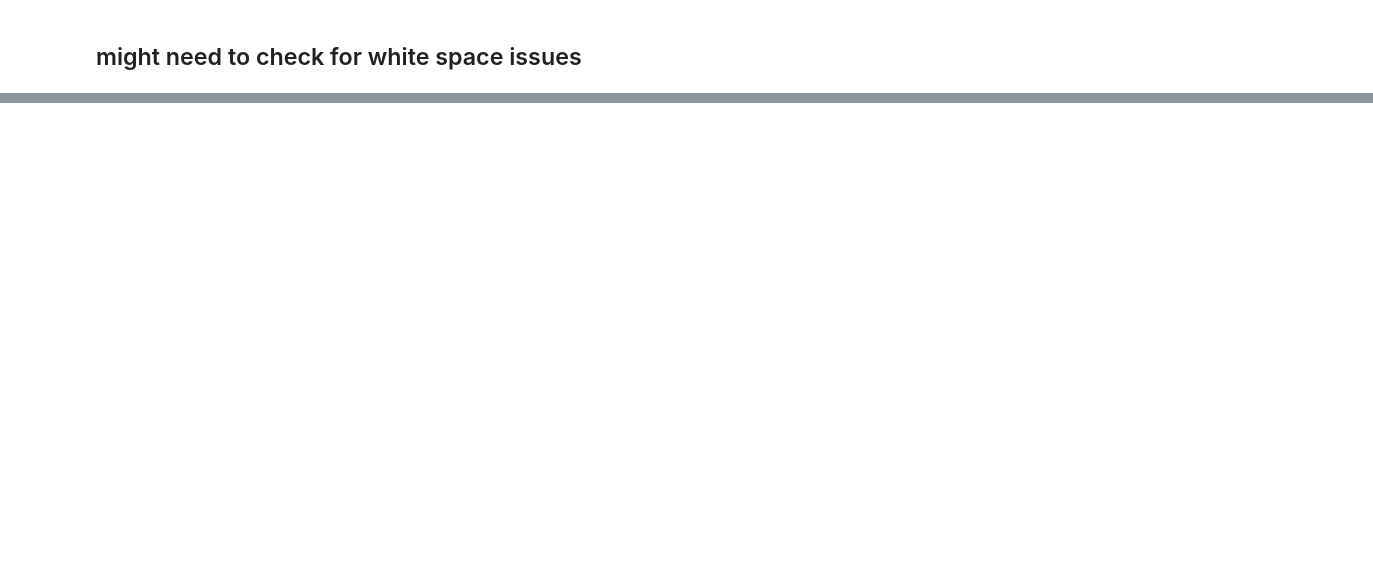
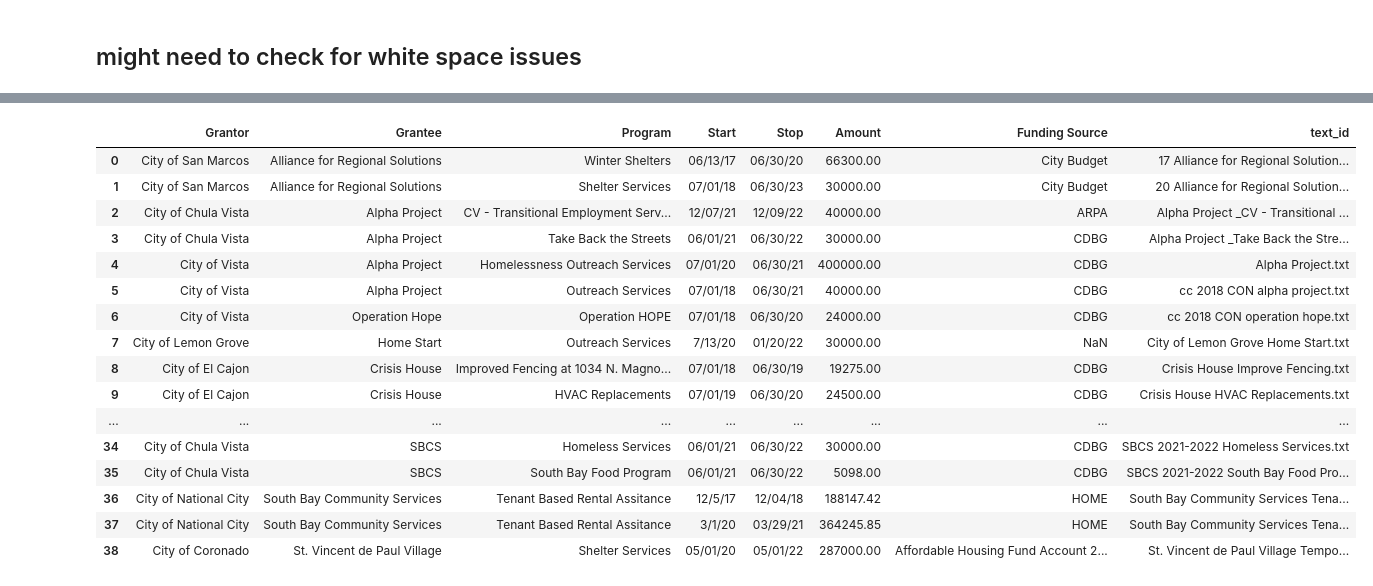
Before and after one commit to dbyers15/SDCTA-homelessness, a Jupyter notebook: homelessnessDataProject/finetuning_script.ipynb, the cells around one changed output, grey strips where cells are left out. Cells and saved outputs as stored; diff of their text form; code cells hidden in the pictures; blank space fills up the shorter version.

```diff
--- a/homelessnessDataProject/finetuning_script.ipynb
+++ b/homelessnessDataProject/finetuning_script.ipynb
@@ -299,12 +368,13 @@ This cell is just using the functions created to test our data and prints the re
 """
 
 csvRows = []
+largeFiles = [] # list of txt doc names that had too large of a token size to test
 
 # Get the current working directory (JupyterHub project directory)
 current_directory = os.getcwd()
 
 # Specify the folder name within the current directory
-folder_path = os.path.join(current_directory, 'text_docs')
+folder_path = os.path.join(current_directory, 'all_text_docs')
 
 # Loop through each file in the folder
 for file_name in os.listdir(folder_path):
@@ -317,13 +387,14 @@ for file_name in os.listdir(folder_path):
         csvRows.append(string_munip)
 
     except ValueError as e:
-        print(f"Skipping file {file_path}: {str(e)}")
+        print(f"Skipping file {file_name}: {str(e)}")
         continue
 
     except Exception as e:
-        print(f"Error processing file {file_path}: {str(e)}")
+        print(f"Error processing file {file_name}: {str(e)}")
+        largeFiles.append(file_name)
         continue
 
-for row in csvRows:
-    print(row)
+#for row in csvRows:
+    #print(row)
 # %% [output]
@@ -454,0 +622,30 @@ City of El Cajon,Salvation Army,A Way Back Home,10/6/20,10/5/21,10500,City Budge
+# %%
+filenames=[]
+
+folder_path = os.path.join(current_directory, 'all_text_docs')
+
+# Loop through each file in the folder
+for file_name in os.listdir(folder_path):
+    if file_name not in (largeFiles):
+         filenames.append(file_name)
+
+txt_csvfile = csvfile.assign(text_id=filenames)
+txt_csvfile
+# %% [output]
+|  | Grantor | Grantee | Program | Start | Stop | Amount | Funding Source | text_id |
+| 0 | City of San Marcos | Alliance for Regional Solutions | Winter Shelters | 06/13/17 | 06/30/20 | 66300.00 | City Budget | 17 Alliance for Regional Solution... |
+| 1 | City of San Marcos | Alliance for Regional Solutions | Shelter Services | 07/01/18 | 06/30/23 | 30000.00 | City Budget | 20 Alliance for Regional Solution... |
+| 2 | City of Chula Vista | Alpha Project | CV - Transitional Employment Serv... | 12/07/21 | 12/09/22 | 40000.00 | ARPA | Alpha Project _CV - Transitional ... |
+| 3 | City of Chula Vista | Alpha Project | Take Back the Streets | 06/01/21 | 06/30/22 | 30000.00 | CDBG | Alpha Project _Take Back the Stre... |
+| 4 | City of Vista | Alpha Project | Homelessness Outreach Services | 07/01/20 | 06/30/21 | 400000.00 | CDBG | Alpha Project.txt |
+| 5 | City of Vista | Alpha Project | Outreach Services | 07/01/18 | 06/30/21 | 40000.00 | CDBG | cc 2018 CON alpha project.txt |
+| 6 | City of Vista | Operation Hope | Operation HOPE | 07/01/18 | 06/30/20 | 24000.00 | CDBG | cc 2018 CON operation hope.txt |
+| 7 | City of Lemon Grove | Home Start | Outreach Services | 7/13/20 | 01/20/22 | 30000.00 | NaN | City of Lemon Grove Home Start.txt |
+| 8 | City of El Cajon | Crisis House | Improved Fencing at 1034 N. Magno... | 07/01/18 | 06/30/19 | 19275.00 | CDBG | Crisis House Improve Fencing.txt |
+| 9 | City of El Cajon | Crisis House | HVAC Replacements | 07/01/19 | 06/30/20 | 24500.00 | CDBG | Crisis House HVAC Replacements.txt |
+| ... | ... | ... | ... | ... | ... | ... | ... | ... |
+| 34 | City of Chula Vista | SBCS | Homeless Services | 06/01/21 | 06/30/22 | 30000.00 | CDBG | SBCS 2021-2022 Homeless Services.txt |
+| 35 | City of Chula Vista | SBCS | South Bay Food Program | 06/01/21 | 06/30/22 | 5098.00 | CDBG | SBCS 2021-2022 South Bay Food Pro... |
+| 36 | City of National City | South Bay Community Services | Tenant Based Rental Assitance | 12/5/17 | 12/04/18 | 188147.42 | HOME | South Bay Community Services Tena... |
+| 37 | City of National City | South Bay Community Services | Tenant Based Rental Assitance | 3/1/20 | 03/29/21 | 364245.85 | HOME | South Bay Community Services Tena... |
+| 38 | City of Coronado | St. Vincent de Paul Village | Shelter Services | 05/01/20 | 05/01/22 | 287000.00 | Affordable Housing Fund Account 2... | St. Vincent de Paul Village Tempo... |
```
Also changed, not shown: parts of 25 cells of this notebook.
